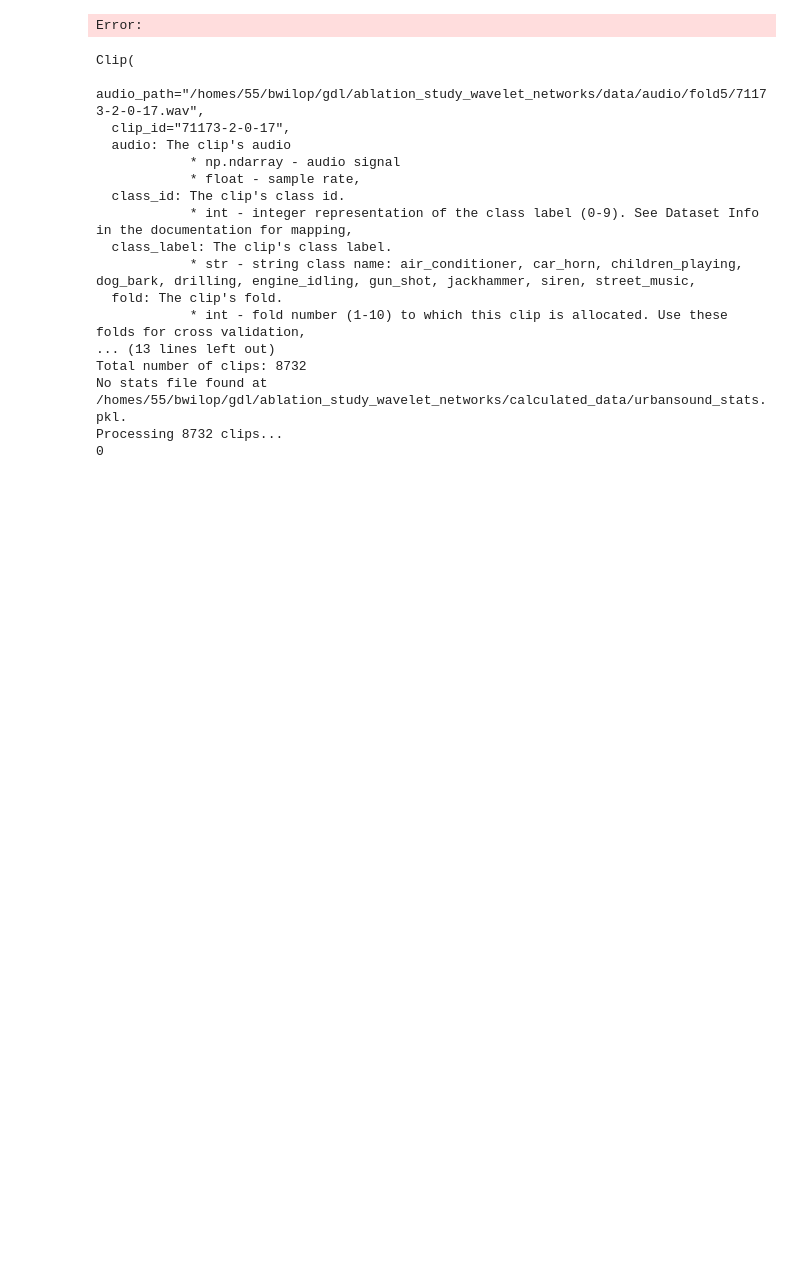
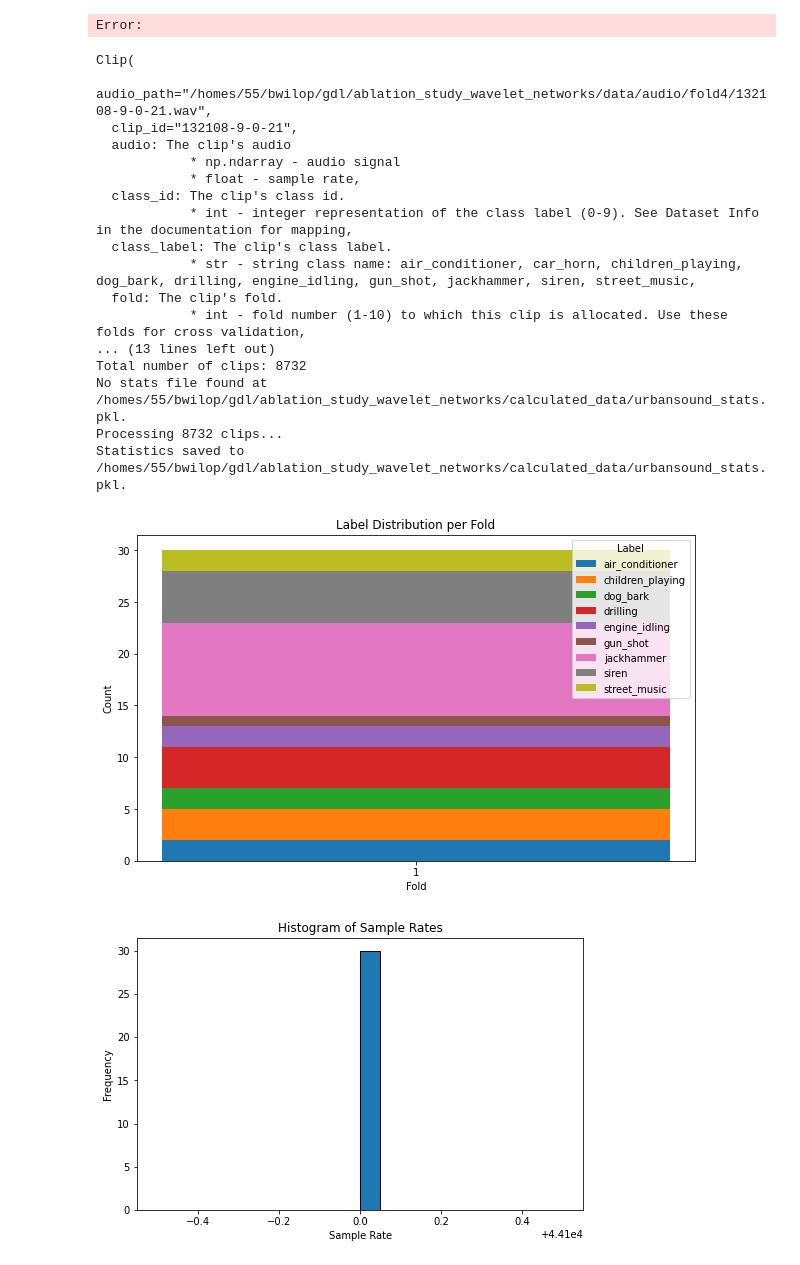
Before and after one commit to BenWilop/ablation_study_wavelet_networks, a Jupyter notebook: playground.ipynb, the cells around one changed output. Drawn from its saved outputs; the diff is of its cells as text; code cells hidden in the pictures; blank space fills up the shorter version.

```diff
--- a/playground.ipynb
+++ b/playground.ipynb
@@ -177,7 +177,7 @@ def compute_and_save_stats(pkl_filename=STATS_PKL):
         # According to the Soundata tutorial, clip.audio is an AudioData object
         # with properties: data (audio signal), sample_rate, and duration.
         sr = clip.audio[1]
-        dur = clip.audio[0] / sr
+        dur = len(clip.audio[0]) / sr
         stats["sample_rates"].append(sr)
         stats["durations"].append(dur)
 
@@ -322,33 +322,35 @@ def print_foreground_background(stats):
     fg = stats.get("foreground_count", 0)
     bg = stats.get("background_count", 0)
     print(f"Foreground clips: {fg}")
     print(f"Background clips: {bg}")
 
 
 stats = get_stats(STATS_PKL)
 # Plot stacked bar chart for fold/label distribution.
 plot_fold_label_bar(stats)
 # Plot histograms.
 plot_sample_rate_histogram(stats)
 plot_duration_histogram(stats)
 plot_max_amplitude_histogram(stats)
 # Print foreground/background counts.
 print_foreground_background(stats)
 # %% [output]
 Clip(
-  audio_path="/homes/55/bwilop/gdl/ablation_study_wavelet_networks/data/audio/fold5/71173-2-0-17.wav",
-  clip_id="71173-2-0-17",
+  audio_path="/homes/55/bwilop/gdl/ablation_study_wavelet_networks/data/audio/fold4/132108-9-0-21.wav",
+  clip_id="132108-9-0-21",
   audio: The clip's audio
             * np.ndarray - audio signal
             * float - sample rate,
   class_id: The clip's class id.
             * int - integer representation of the class label (0-9). See Dataset Info in the documentation for mapping,
   class_label: The clip's class label.
             * str - string class name: air_conditioner, car_horn, children_playing, dog_bark, drilling, engine_idling, gun_shot, jackhammer, siren, street_music,
   fold: The clip's fold.
             * int - fold number (1-10) to which this clip is allocated. Use these folds for cross validation,
 ... (13 lines left out)
 Total number of clips: 8732
 No stats file found at /homes/55/bwilop/gdl/ablation_study_wavelet_networks/calculated_data/urbansound_stats.pkl.
 Processing 8732 clips...
-0
+Statistics saved to /homes/55/bwilop/gdl/ablation_study_wavelet_networks/calculated_data/urbansound_stats.pkl.
+[figure, added]
+[figure, added]
```
Also changed, not shown: parts of 3 cells of this notebook, 3 other files.
